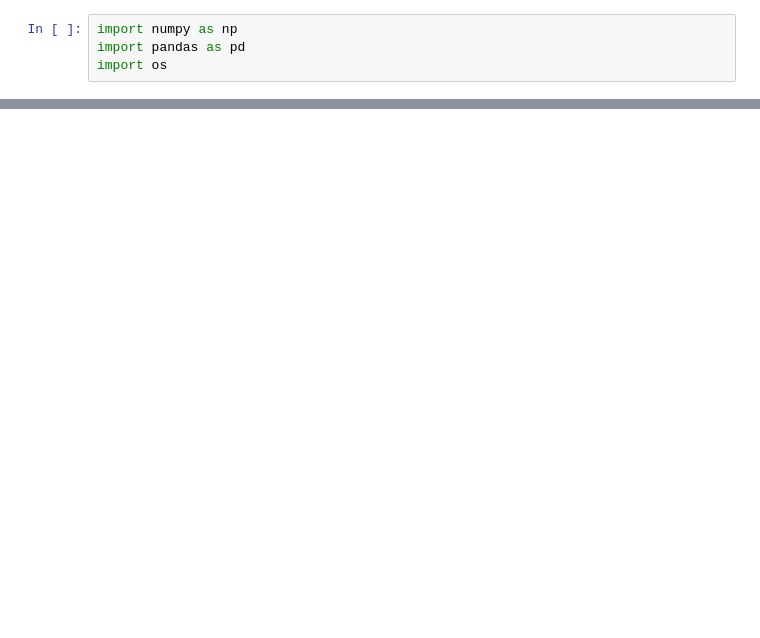
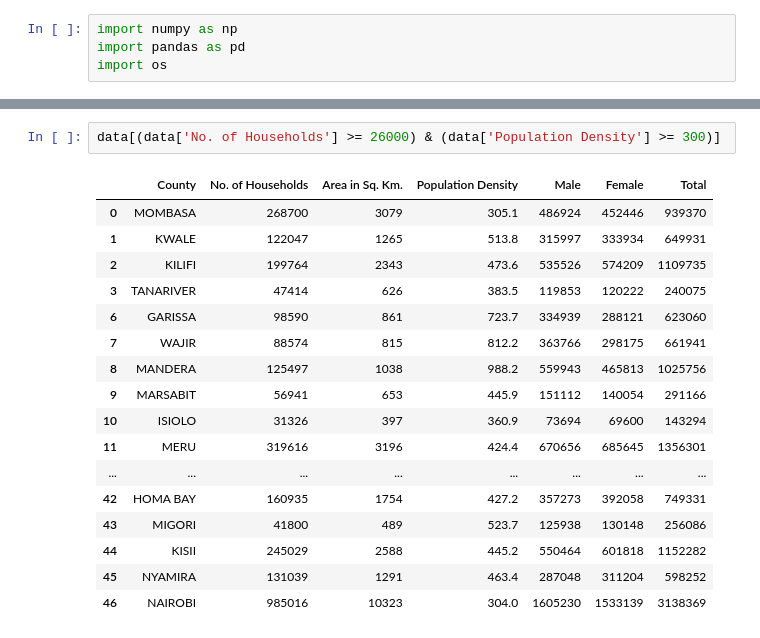
Before and after one commit to KaruguDev/datascience, a Jupyter notebook: Data Pre-Processing Part 2.ipynb, the cells around one changed output, grey strips where cells are left out. Cells and saved outputs as stored; diff of their text form; blank space fills up the shorter version.

```diff
--- a/Data Pre-Processing Part 2.ipynb
+++ b/Data Pre-Processing Part 2.ipynb
@@ -70,0 +218,20 @@ print(data[(data['Population Density'] == 812.2) | (data['Population Density'] =
+# %%
+data[(data['No. of Households'] >= 26000) & (data['Population Density'] >= 300)]
+# %% [output]
+|  | County | No. of Households | Area in Sq. Km. | Population Density | Male | Female | Total |
+| 0 | MOMBASA | 268700 | 3079 | 305.1 | 486924 | 452446 | 939370 |
+| 1 | KWALE | 122047 | 1265 | 513.8 | 315997 | 333934 | 649931 |
+| 2 | KILIFI | 199764 | 2343 | 473.6 | 535526 | 574209 | 1109735 |
+| 3 | TANARIVER | 47414 | 626 | 383.5 | 119853 | 120222 | 240075 |
+| 6 | GARISSA | 98590 | 861 | 723.7 | 334939 | 288121 | 623060 |
+| 7 | WAJIR | 88574 | 815 | 812.2 | 363766 | 298175 | 661941 |
+| 8 | MANDERA | 125497 | 1038 | 988.2 | 559943 | 465813 | 1025756 |
+| 9 | MARSABIT | 56941 | 653 | 445.9 | 151112 | 140054 | 291166 |
+| 10 | ISIOLO | 31326 | 397 | 360.9 | 73694 | 69600 | 143294 |
+| 11 | MERU | 319616 | 3196 | 424.4 | 670656 | 685645 | 1356301 |
+| ... | ... | ... | ... | ... | ... | ... | ... |
+| 42 | HOMA BAY | 160935 | 1754 | 427.2 | 357273 | 392058 | 749331 |
+| 43 | MIGORI | 41800 | 489 | 523.7 | 125938 | 130148 | 256086 |
+| 44 | KISII | 245029 | 2588 | 445.2 | 550464 | 601818 | 1152282 |
+| 45 | NYAMIRA | 131039 | 1291 | 463.4 | 287048 | 311204 | 598252 |
+| 46 | NAIROBI | 985016 | 10323 | 304.0 | 1605230 | 1533139 | 3138369 |
```
Also changed, not shown: parts of 22 cells of this notebook, 6 other files.
